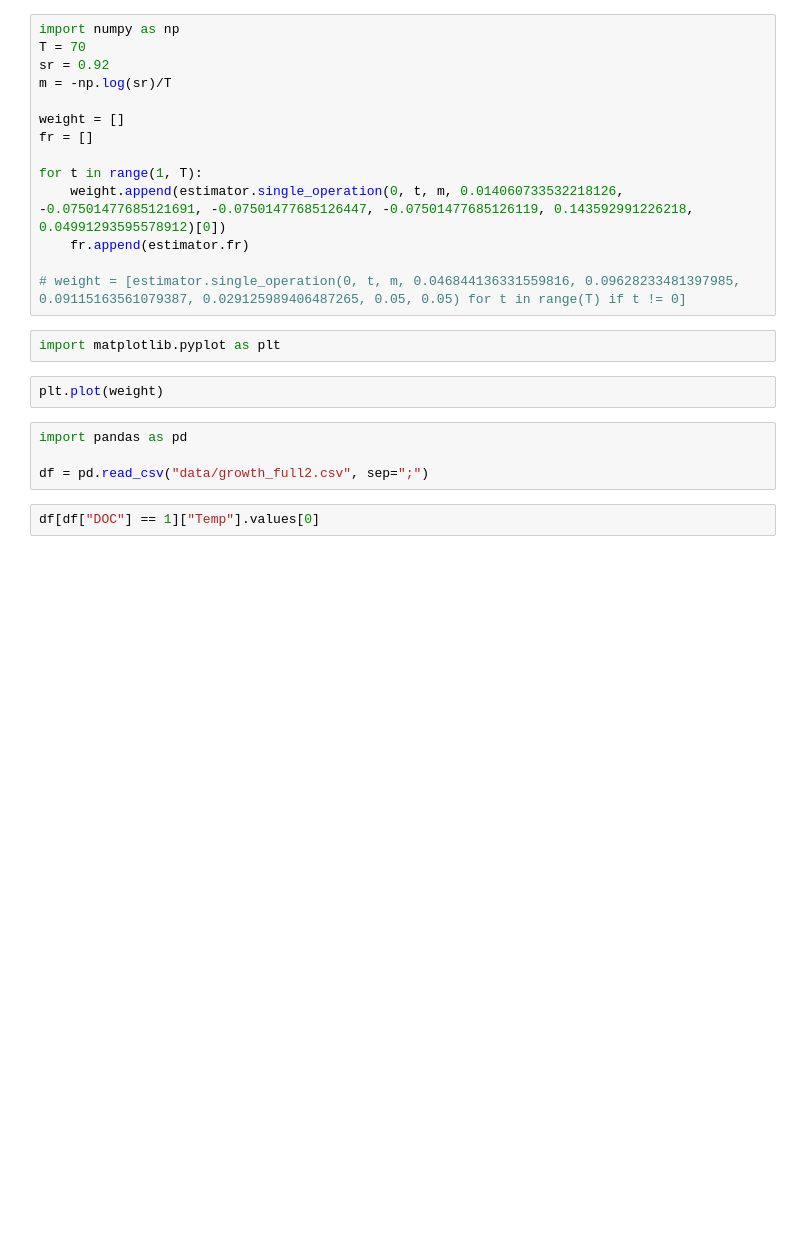
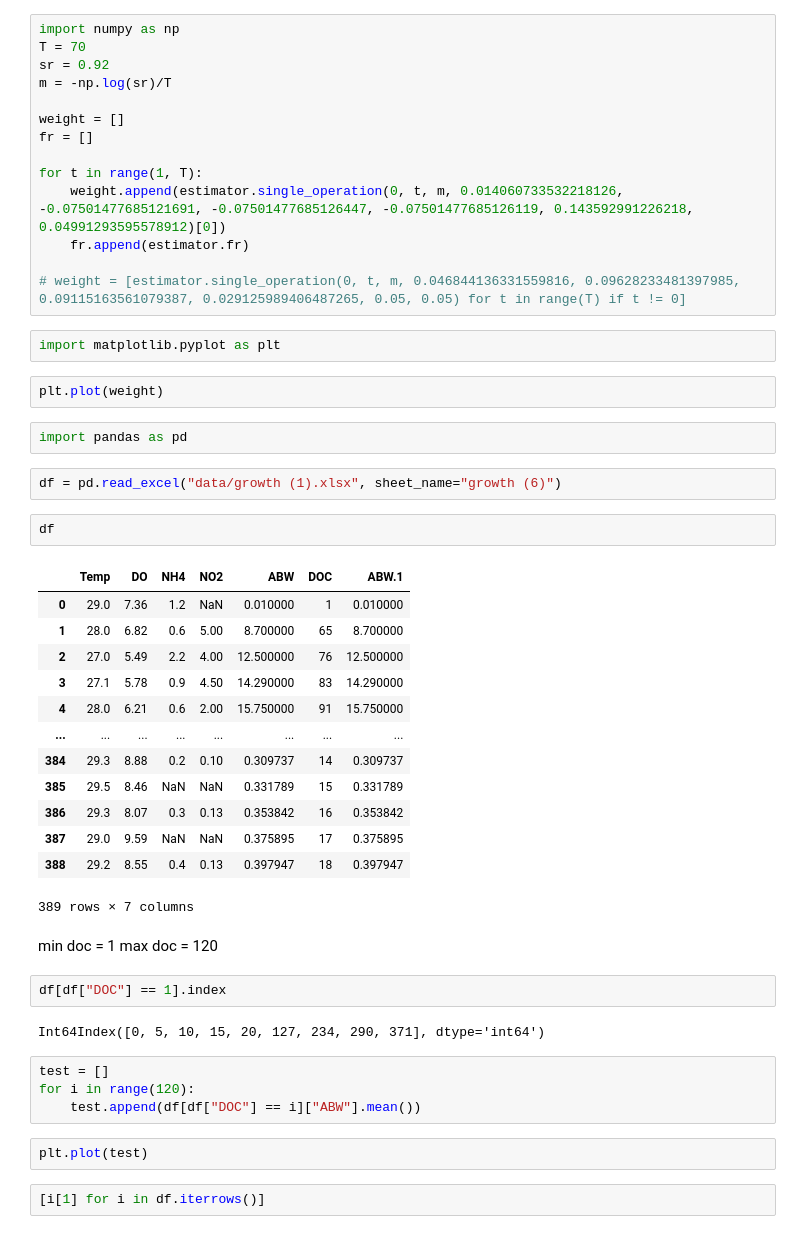
Before and after one commit to letive/simple-pond-monitoring, a Jupyter notebook: test.ipynb, the cells around one changed output. Cells and saved outputs as stored; diff of their text form; blank space fills up the shorter version.

```diff
--- a/test.ipynb
+++ b/test.ipynb
@@ -57,7 +33,36 @@ import matplotlib.pyplot as plt
 plt.plot(weight)
 # %%
 import pandas as pd
-
-df = pd.read_csv("data/growth_full2.csv", sep=";")
+# %%
+df = pd.read_excel("data/growth (1).xlsx", sheet_name="growth (6)")
+# %%
+df
+# %% [output]
+|  | Temp | DO | NH4 | NO2 | ABW | DOC | ABW.1 |
+| 0 | 29.0 | 7.36 | 1.2 | NaN | 0.010000 | 1 | 0.010000 |
+| 1 | 28.0 | 6.82 | 0.6 | 5.00 | 8.700000 | 65 | 8.700000 |
+| 2 | 27.0 | 5.49 | 2.2 | 4.00 | 12.500000 | 76 | 12.500000 |
+| 3 | 27.1 | 5.78 | 0.9 | 4.50 | 14.290000 | 83 | 14.290000 |
+| 4 | 28.0 | 6.21 | 0.6 | 2.00 | 15.750000 | 91 | 15.750000 |
+| ... | ... | ... | ... | ... | ... | ... | ... |
+| 384 | 29.3 | 8.88 | 0.2 | 0.10 | 0.309737 | 14 | 0.309737 |
+| 385 | 29.5 | 8.46 | NaN | NaN | 0.331789 | 15 | 0.331789 |
+| 386 | 29.3 | 8.07 | 0.3 | 0.13 | 0.353842 | 16 | 0.353842 |
+| 387 | 29.0 | 9.59 | NaN | NaN | 0.375895 | 17 | 0.375895 |
+| 388 | 29.2 | 8.55 | 0.4 | 0.13 | 0.397947 | 18 | 0.397947 |
+389 rows × 7 columns
+# %% [markdown]
+min doc = 1
+max doc = 120
 # %%
-df[df["DOC"] == 1]["Temp"].values[0]
+df[df["DOC"] == 1].index
+# %% [output]
+Int64Index([0, 5, 10, 15, 20, 127, 234, 290, 371], dtype='int64')
+# %%
+test = []
+for i in range(120):
+    test.append(df[df["DOC"] == i]["ABW"].mean())
+# %%
+plt.plot(test)
+# %%
+[i[1] for i in df.iterrows()]
```
Also changed, not shown: parts of 29 cells of this notebook, 11 other files.
